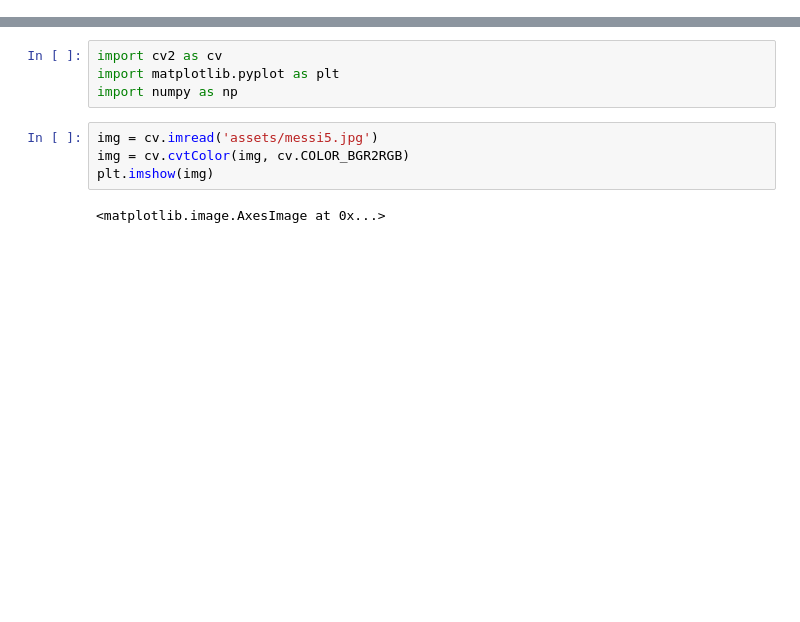
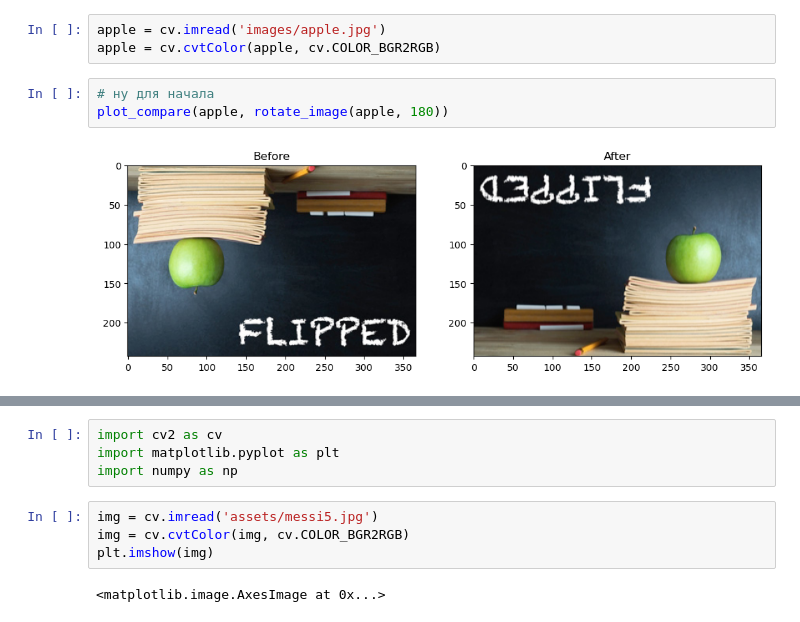
Before and after one commit to natalia-sd/AI-andstuff, a Jupyter notebook: semester 3 (sep - dec 2023)/2d/hw_3.ipynb, the cells around one changed output, grey strips where cells are left out. Cells and saved outputs as stored; diff of their text form; blank space fills up the shorter version.

```diff
--- a/semester 3 (sep - dec 2023)/2d/hw_3.ipynb
+++ b/semester 3 (sep - dec 2023)/2d/hw_3.ipynb
@@ -8,0 +75,8 @@
+# %%
+apple = cv.imread('images/apple.jpg')
+apple = cv.cvtColor(apple, cv.COLOR_BGR2RGB)
+# %%
+# ну для начала
+plot_compare(apple, rotate_image(apple, 180))
+# %% [output]
+[figure, added]
```
Also changed, not shown: parts of 27 cells of this notebook.
